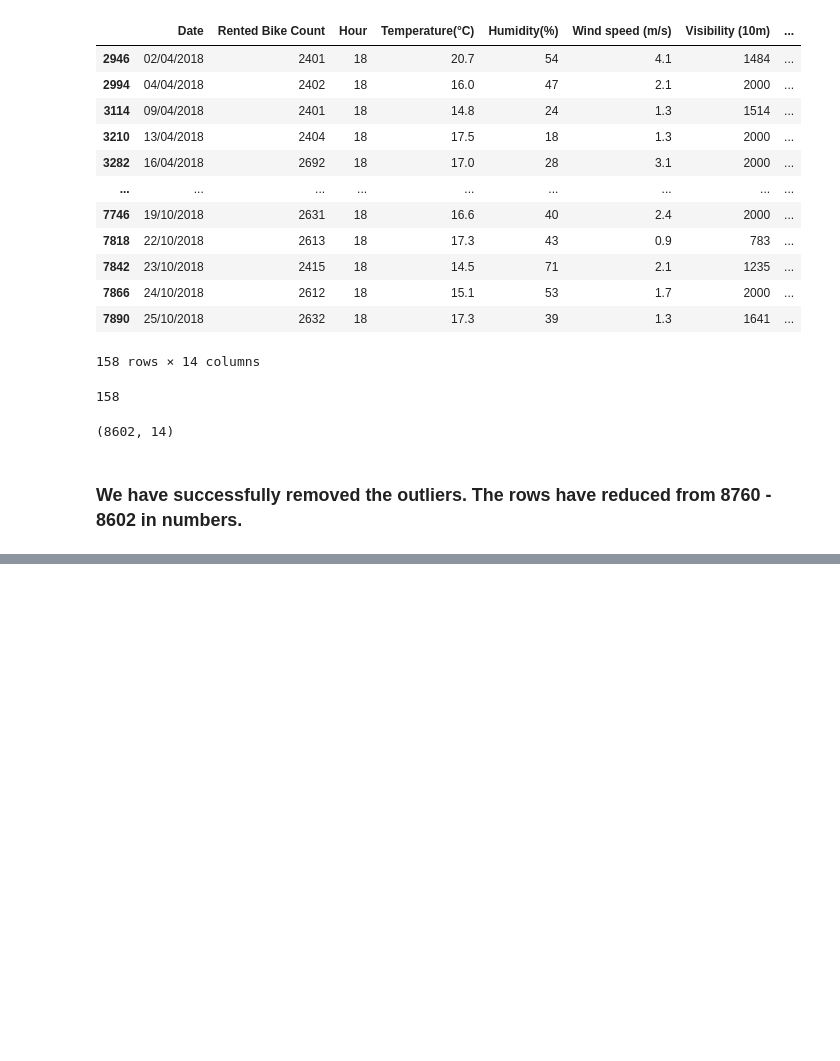
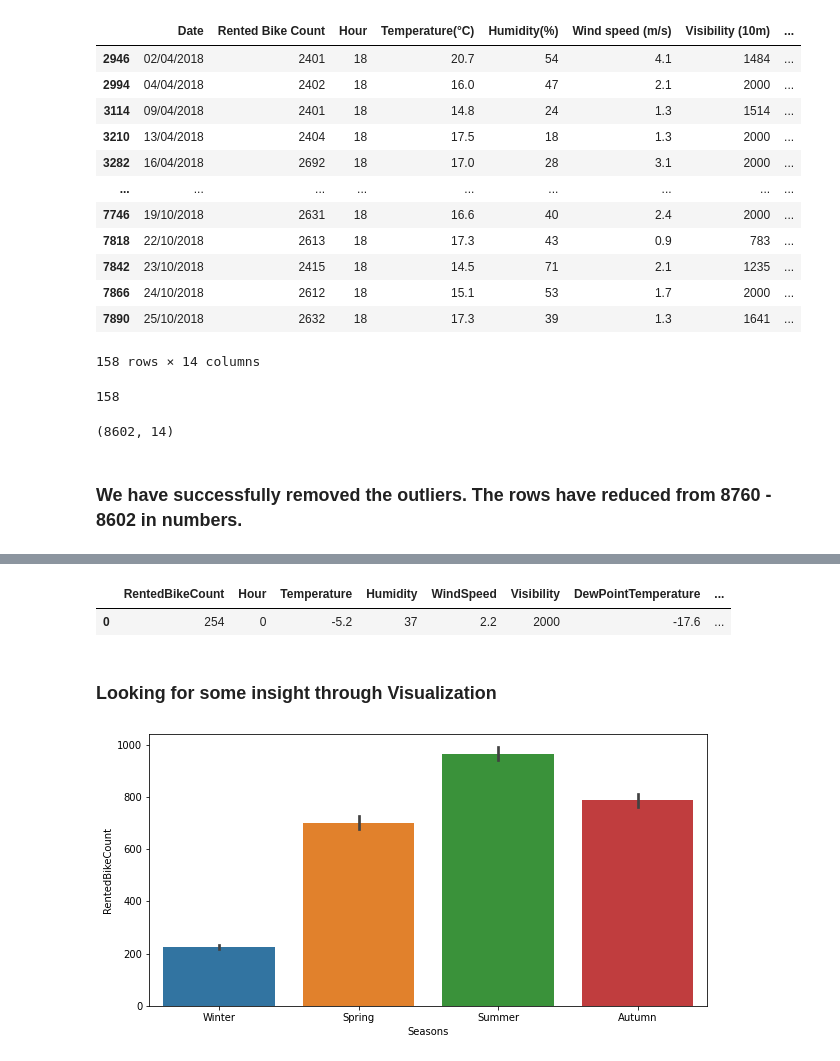
Before and after one commit to sagar2582/Capstone-2-Seoul-Bike-Sharing-Demand-Prediction, a Jupyter notebook: Seoul_Bike_Sharing_Demand_Prediction.ipynb, the cells around one changed output, grey strips where cells are left out. Cells and saved outputs as stored; diff of their text form; code cells hidden in the pictures; blank space fills up the shorter version.

```diff
--- a/Seoul_Bike_Sharing_Demand_Prediction.ipynb
+++ b/Seoul_Bike_Sharing_Demand_Prediction.ipynb
@@ -276,0 +368,19 @@ df_copy.shape
+# %%
+# Renaming columns for the ease of use :
+
+
+df_copy.rename(columns={'Rented Bike Count': 'RentedBikeCount','Wind speed (m/s)':'WindSpeed','Visibility (10m)':'Visibility','Dew point temperature(°C)': 'DewPointTemperature', 'Solar Radiation (MJ/m2)':'SolarRadiation',
+                   'Rainfall(mm)':'Rainfall','Snowfall (cm)':'Snowfall','Functioning Day':'FunctioningDay','Temperature(°C)':'Temperature','Humidity(%)':'Humidity'}, inplace=True)
+# %%
+df_copy.head(1)
+# %% [output]
+|  | RentedBikeCount | Hour | Temperature | Humidity | WindSpeed | Visibility | DewPointTemperature | ... |
+| 0 | 254 | 0 | -5.2 | 37 | 2.2 | 2000 | -17.6 | ... |
+# %% [markdown]
+### Looking for some insight through Visualization
+# %%
+plt.figure(figsize=(10,5))
+sns.barplot(df_copy['Seasons'], df_copy['RentedBikeCount'])
+plt.show()
+# %% [output]
+[figure, added]
```
Also changed, not shown: parts of 29 cells of this notebook.
